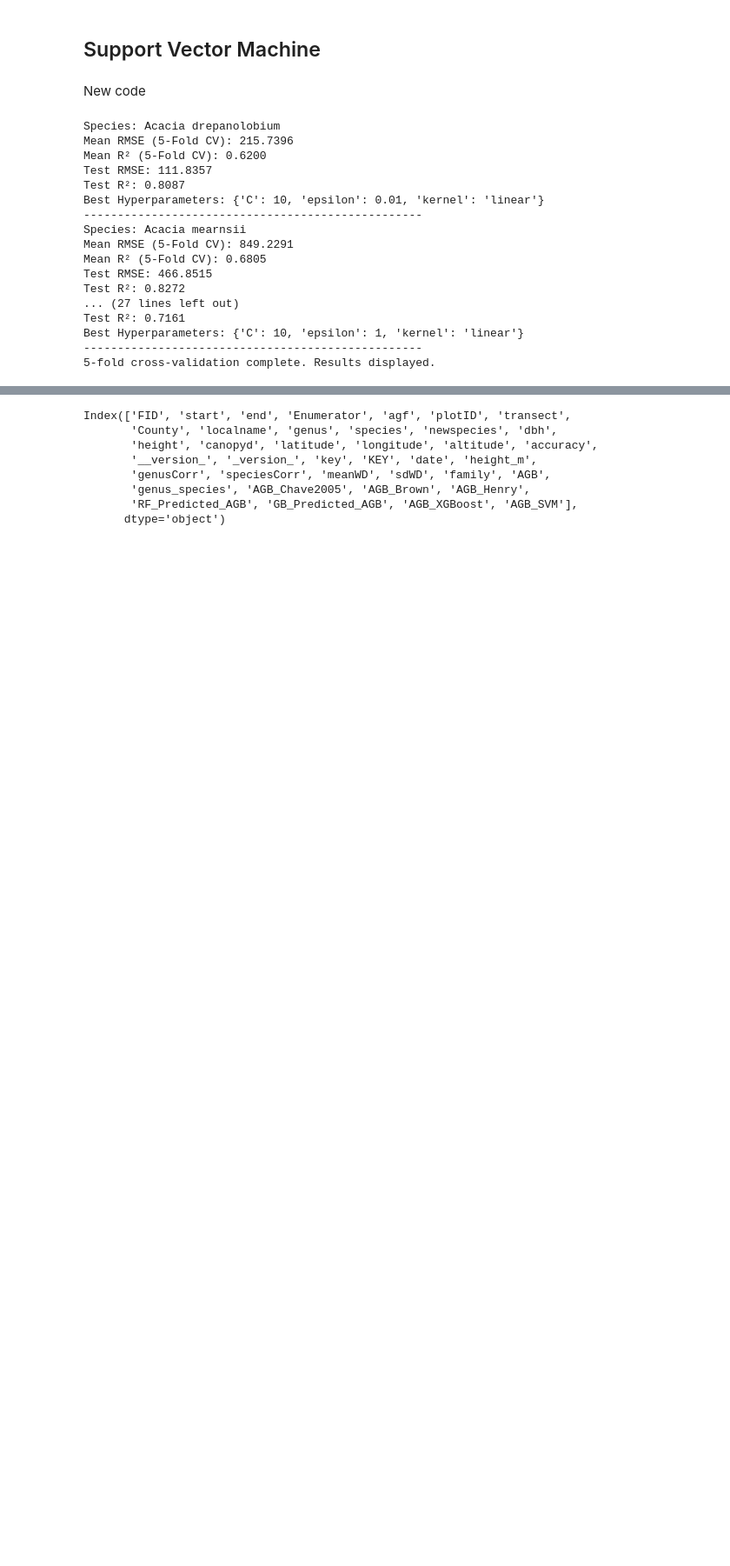
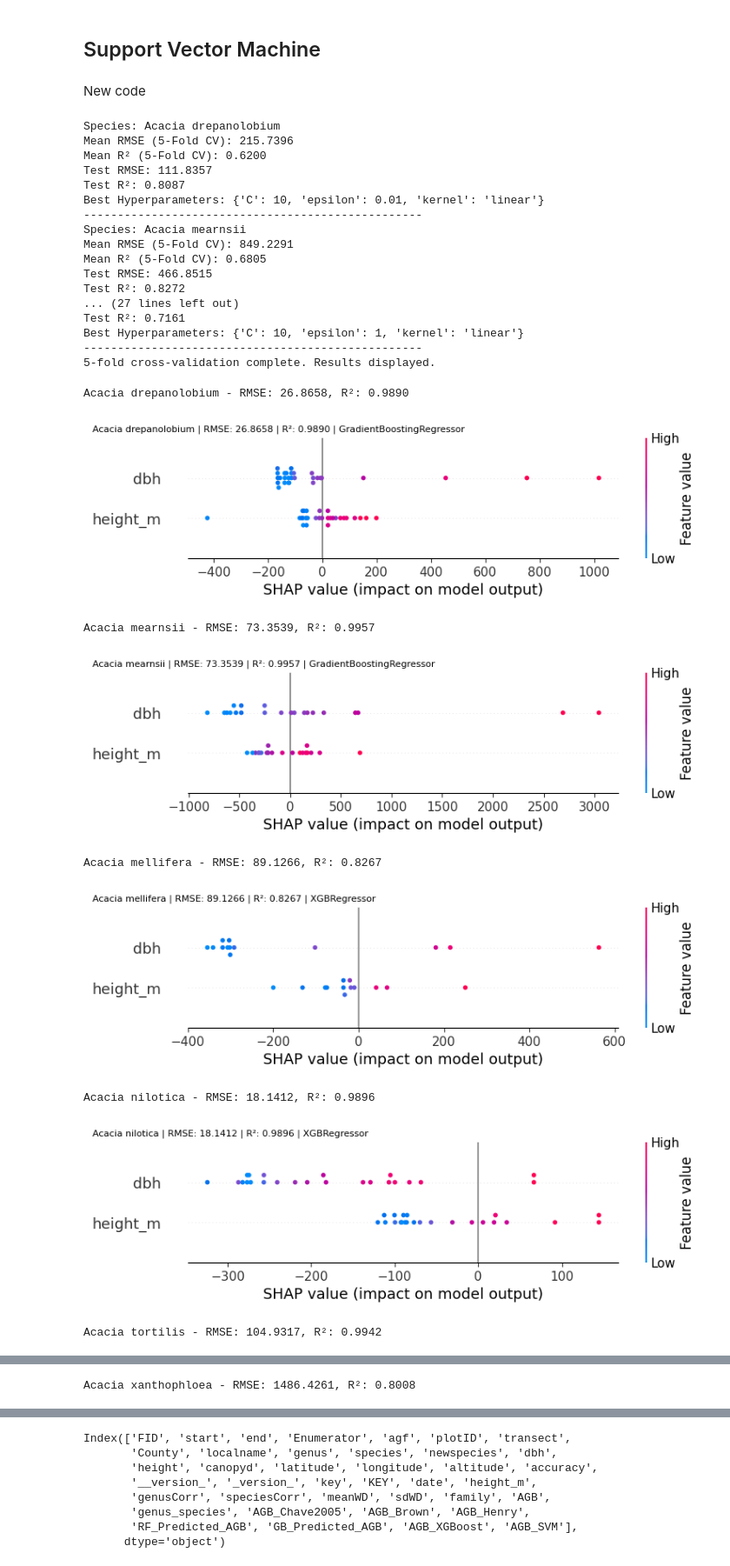
Before and after one commit to irungus/agf_kenya, a Jupyter notebook: agf_kenya_colab_acacia.ipynb, the cells around one changed output, grey strips where cells are left out. Shown at 87% size. Drawn from its saved outputs; the diff is of its cells as text; code cells hidden in the pictures; blank space fills up the shorter version.

```diff
--- a/agf_kenya_colab_acacia.ipynb
+++ b/agf_kenya_colab_acacia.ipynb
@@ -1118,44 +1118,56 @@ best_params = {
     "Acacia mellifera": {"colsample_bytree": 1, "learning_rate": 0.2, "max_depth": 3, "n_estimators": 1000, "reg_alpha": 0.01, "reg_lambda": 1, "subsample": 0.8},
     "Acacia nilotica": {"colsample_bytree": 1.0, "learning_rate": 0.1, "max_depth": 3, "n_estimators": 200, "reg_alpha": 0.1, "reg_lambda": 0, "subsample": 0.8},
     "Acacia tortilis": {"colsample_bytree": 1, "learning_rate": 0.05, "max_depth": 3, "n_estimators": 1000, "reg_alpha": 0.01, "reg_lambda": 1, "subsample": 0.8},
     "Acacia xanthophloea": {"bootstrap": True, "max_depth": 12, "max_features": 0.5, "min_samples_leaf": 1, "min_samples_split": 2, "n_estimators": 600}
 }
 
 # Loop through each species
 df = acacia_df_cleaned_agb
 
 for species, group in df.groupby('genus_species'):
     X = group[['dbh', 'height_m']]
     y = group['AGB']
 
     X_train, X_test, y_train, y_test = train_test_split(X, y, test_size=0.2, random_state=42)
 
     # Select model type based on species
     if species in ["Acacia drepanolobium", "Acacia mearnsii"]:
         model = GradientBoostingRegressor(**best_params[species], random_state=42)
+        model_name = "GradientBoostingRegressor"
     elif species == "Acacia xanthophloea":
         model = RandomForestRegressor(**best_params[species], random_state=42)
+        model_name = "RandomForestRegressor"
     else:
         model = XGBRegressor(**best_params[species], random_state=42)
+        model_name = "XGBRegressor"
 
     model.fit(X_train, y_train)
 
-    # Evaluation Function
-    def evaluate_model(model, X_test, y_test, species_name):
-        y_pred = model.predict(X_test)
-        rmse = np.sqrt(mean_squared_error(y_test, y_pred))
-        r2 = r2_score(y_test, y_pred)
-        print(f"{species_name} - RMSE: {rmse:.4f}, R²: {r2:.4f}")
-
-    evaluate_model(model, X_test, y_test, species)
+    # Model evaluation
+    y_pred = model.predict(X_test)
+    rmse = np.sqrt(mean_squared_error(y_test, y_pred))
+    r2 = r2_score(y_test, y_pred)
+    print(f"{species} - RMSE: {rmse:.4f}, R²: {r2:.4f}")
 
     # SHAP Analysis
     explainer = shap.Explainer(model, X_train)
     shap_values = explainer(X_test)
-    shap.summary_plot(shap_values, X_test)
-    shap.initjs()
-    shap.force_plot(explainer.expected_value, shap_values[0].values, X_test.iloc[0])
 
-    # Feature Dependency Plot
-    for feature in X_test.columns:
-        shap.dependence_plot(feature, shap_values.values, X_test)
+    # SHAP Feature Importance
+    shap.summary_plot(shap_values, X_test, show=False)
+
+    # Add text at the top left of the plot
+    plt.figtext(0.02, 0.98, f"{species} | RMSE: {rmse:.4f} | R²: {r2:.4f} | {model_name}",
+                fontsize=8, ha="left", va="top", color="black", bbox=dict(facecolor='white', alpha=0.6, edgecolor='none'))
+
+    plt.show()
+# %% [output]
+Acacia drepanolobium - RMSE: 26.8658, R²: 0.9890
+[figure, added]
+Acacia mearnsii - RMSE: 73.3539, R²: 0.9957
+[figure, added]
+Acacia mellifera - RMSE: 89.1266, R²: 0.8267
+[figure, added]
+Acacia nilotica - RMSE: 18.1412, R²: 0.9896
+[figure, added]
+Acacia tortilis - RMSE: 104.9317, R²: 0.9942
@@ -1161,0 +1175 @@ for species, group in df.groupby('genus_species'):
+Acacia xanthophloea - RMSE: 1486.4261, R²: 0.8008
```
Also changed, not shown: parts of 4 cells of this notebook.
